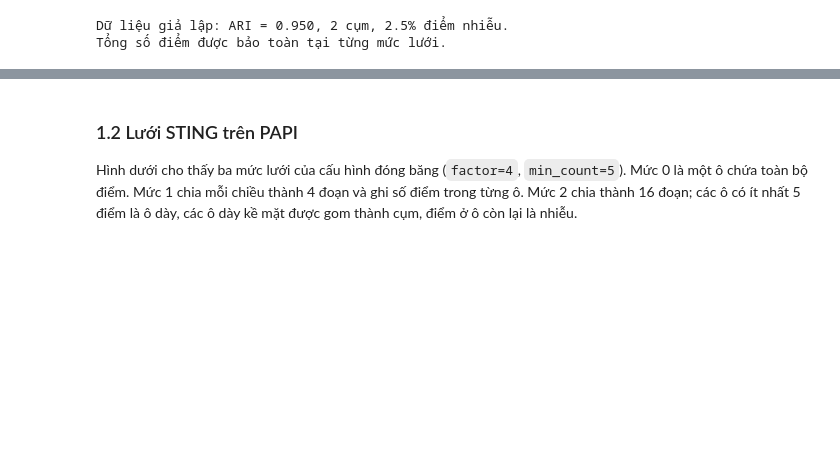
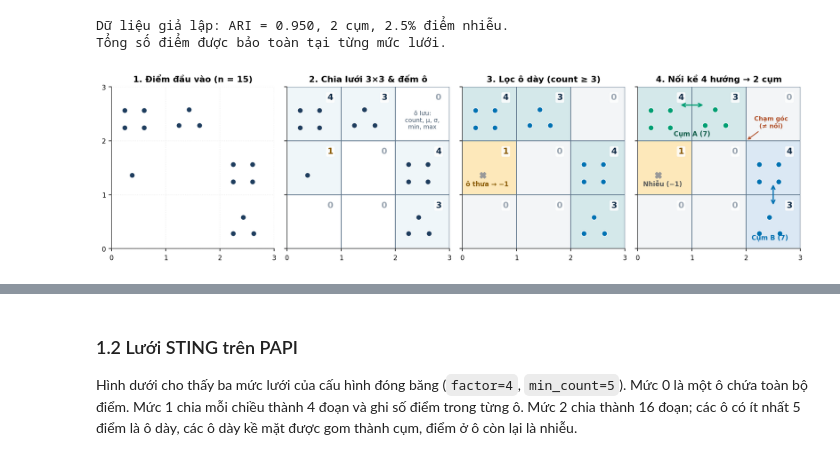
Before and after one commit to JasonTM17/Grid_Based_Sociology, a Jupyter notebook: notebooks/Nhom15_CuoiKy_STING_PAPI.ipynb, the cells around one changed output, grey strips where cells are left out. Cells and saved outputs as stored; diff of their text form; code cells hidden in the pictures; blank space fills up the shorter version.

Commit message:
feat(viz): add STING step, noise and trap diagrams to notebooks and slides

```diff
--- a/notebooks/Nhom15_CuoiKy_STING_PAPI.ipynb
+++ b/notebooks/Nhom15_CuoiKy_STING_PAPI.ipynb
@@ -112,6 +112,84 @@ print("Tổng số điểm được bảo toàn tại từng mức lưới.")
 # %% [output]
 Dữ liệu giả lập: ARI = 0.950, 2 cụm, 2.5% điểm nhiễu.
 Tổng số điểm được bảo toàn tại từng mức lưới.
+# %%
+import matplotlib.pyplot as plt
+from matplotlib.patches import FancyArrowPatch, Rectangle
+from scripts.common.fig_style import PALETTE, style_context
+
+_counts_demo = np.array([[4, 3, 0], [1, 0, 4], [0, 0, 3]])
+_offsets_demo = {
+    1: [(0.38, 0.36)],
+    3: [(0.24, 0.28), (0.62, 0.28), (0.43, 0.58)],
+    4: [(0.24, 0.24), (0.60, 0.24), (0.24, 0.56), (0.60, 0.56)],
+}
+_pts_d, _cells_d = [], []
+for _r in range(3):
+    _cy = 2 - _r
+    for _c in range(3):
+        _cnt = int(_counts_demo[_r, _c])
+        for _dx, _dy in _offsets_demo.get(_cnt, ()):
+            _pts_d.append((_c + _dx, _cy + _dy))
+            _cells_d.append((_c, _cy))
+_pts_d = np.asarray(_pts_d)
+_step_titles = ("1. Điểm đầu vào (n = 15)", "2. Chia lưới 3×3 & đếm ô",
+                "3. Lọc ô dày (count ≥ 3)", "4. Nối kề 4 hướng → 2 cụm")
+with style_context():
+    fig, axes = plt.subplots(1, 4, figsize=(12.2, 3.15), dpi=150, sharex=True, sharey=True, layout="constrained")
+    for s_idx, (ax, s_title) in enumerate(zip(axes, _step_titles, strict=True)):
+        ax.set_xlim(0.0, 3.0)
+        ax.set_ylim(0.0, 3.0)
+        ax.set_aspect("equal", adjustable="box")
+        ax.set_xticks([0, 1, 2, 3])
+        ax.set_yticks([0, 1, 2, 3])
+        ax.tick_params(labelsize=8)
+        ax.set_title(s_title, fontsize=10.5, pad=6)
+        if s_idx >= 1:
+            for _r in range(3):
+                _cy = 2 - _r
+                for _c in range(3):
+                    _cnt = int(_counts_demo[_r, _c])
+                    if s_idx == 1:
+                        _fill = "#EFF6F9" if _cnt > 0 else "#FFFFFF"
+                    elif s_idx == 2:
+                        _fill = "#D4E8EA" if _cnt >= 3 else ("#FDE8BA" if _cnt > 0 else "#F3F5F7")
+                    else:
+                        _fill = ("#D4E8EA" if (_c, _cy) in ((0, 2), (1, 2))
+                                 else ("#DBE8F4" if (_c, _cy) in ((2, 1), (2, 0))
+                                       else ("#FDE8BA" if _cnt > 0 else "#F3F5F7")))
+                    ax.add_patch(Rectangle((_c, _cy), 1.0, 1.0, facecolor=_fill, edgecolor="#5D748A", linewidth=0.95))
+                    _tcol = "#0F2B46" if _cnt >= 3 else ("#8A5A00" if _cnt > 0 else "#9AA5B1")
+                    ax.text(_c + 0.80, _cy + 0.80, str(_cnt), ha="center", va="center", fontsize=10.5, fontweight="bold",
+                            color=_tcol, bbox=dict(boxstyle="round,pad=0.16", fc="white", ec="none", alpha=0.82), zorder=3)
+        else:
+            ax.grid(alpha=0.22, linestyle=":")
+        if s_idx < 3:
+            if s_idx == 2:
+                _dm = np.array([_counts_demo[2 - _cy, _cx] >= 3 for _cx, _cy in _cells_d])
+                ax.scatter(_pts_d[_dm, 0], _pts_d[_dm, 1], s=44, color=PALETTE["blue"], edgecolors="white", linewidths=0.7, zorder=4)
+                ax.scatter(_pts_d[~_dm, 0], _pts_d[~_dm, 1], s=55, color=PALETTE["gray"], marker="X", zorder=4)
+                ax.text(0.46, 1.13, "ô thưa → −1", ha="center", va="bottom", fontsize=8, color="#8A5A00", fontweight="bold", zorder=5)
+            else:
+                ax.scatter(_pts_d[:, 0], _pts_d[:, 1], s=44, color="#1E3D5E", edgecolors="white", linewidths=0.7, zorder=4)
+                if s_idx == 1:
+                    ax.text(2.50, 2.38, "ô lưu:\ncount, μ, σ,\nmin, max", ha="center", va="center", fontsize=7.5, color="#4A5D70", zorder=4)
+        else:
+            _ga = np.array([tuple(c) in ((0, 2), (1, 2)) for c in _cells_d])
+            _gb = np.array([tuple(c) in ((2, 1), (2, 0)) for c in _cells_d])
+            _nm = ~(_ga | _gb)
+            ax.scatter(_pts_d[_ga, 0], _pts_d[_ga, 1], s=46, color=PALETTE["green"], edgecolors="white", linewidths=0.7, zorder=4)
+            ax.scatter(_pts_d[_gb, 0], _pts_d[_gb, 1], s=46, color=PALETTE["blue"], edgecolors="white", linewidths=0.7, zorder=4)
+            ax.scatter(_pts_d[_nm, 0], _pts_d[_nm, 1], s=60, color=PALETTE["gray"], marker="X", zorder=5)
+            for (_x0, _y0), (_x1, _y1), _ca in (((0.76, 2.66), (1.24, 2.66), PALETTE["green"]), ((2.50, 1.22), (2.50, 0.78), PALETTE["blue"])):
+                ax.add_patch(FancyArrowPatch((_x0, _y0), (_x1, _y1), arrowstyle="<->", mutation_scale=11, linewidth=1.5, color=_ca, zorder=5))
+            ax.text(1.00, 2.06, "Cụm A (7)", ha="center", va="bottom", fontsize=8.2, fontweight="bold", color="#0F5C48", zorder=5)
+            ax.text(2.44, 0.14, "Cụm B (7)", ha="center", va="bottom", fontsize=8.2, fontweight="bold", color=PALETTE["blue"], zorder=5)
+            ax.text(0.46, 1.13, "Nhiễu (−1)", ha="center", va="bottom", fontsize=8, fontweight="bold", color="#5A5A5A", zorder=5)
+            ax.annotate("Chạm góc\n(≠ nối)", xy=(2.0, 2.0), xytext=(2.46, 2.34), ha="center", va="center",
+                        fontsize=7.6, color="#B04E27", fontweight="bold", arrowprops=dict(arrowstyle="->", color="#B04E27", lw=1.1), zorder=5)
+    plt.show()
+# %% [output]
+[figure, added]
 # %%
 features, params = cfg["features"], cfg["sting"]
 train = panel[panel.year <= 2023].dropna(subset=features)
```
Also changed, not shown: parts of 8 cells of this notebook, 11 other files.
